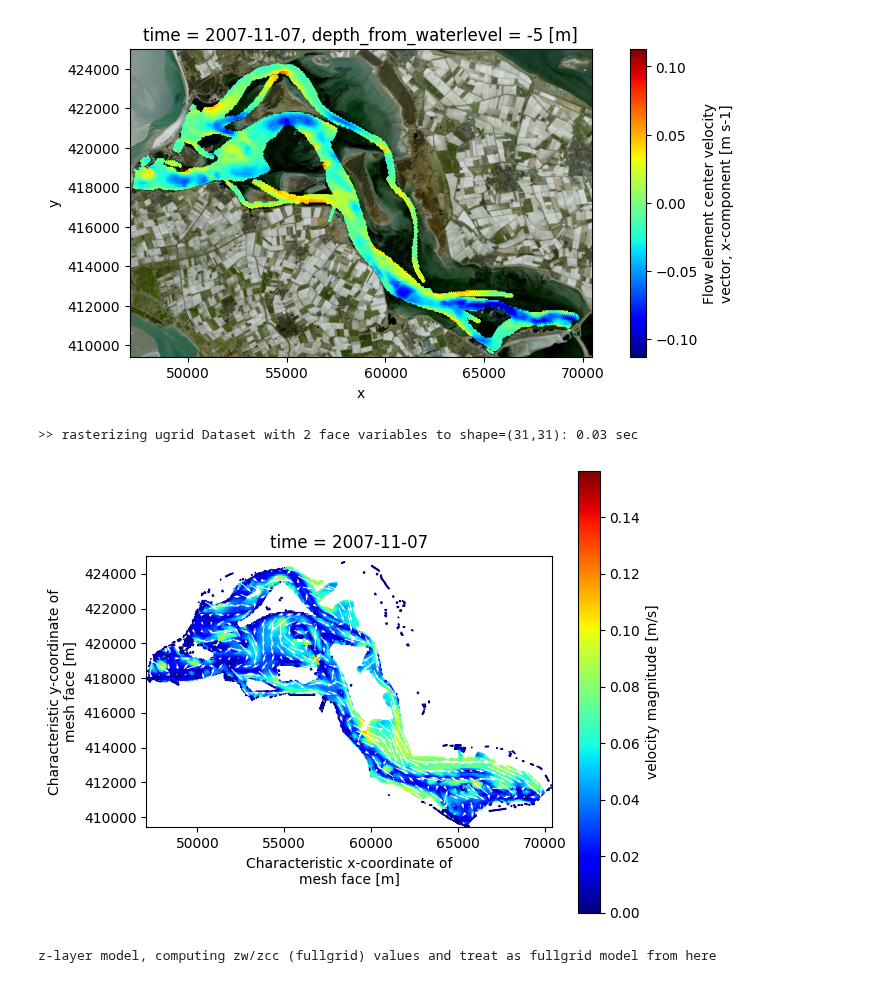
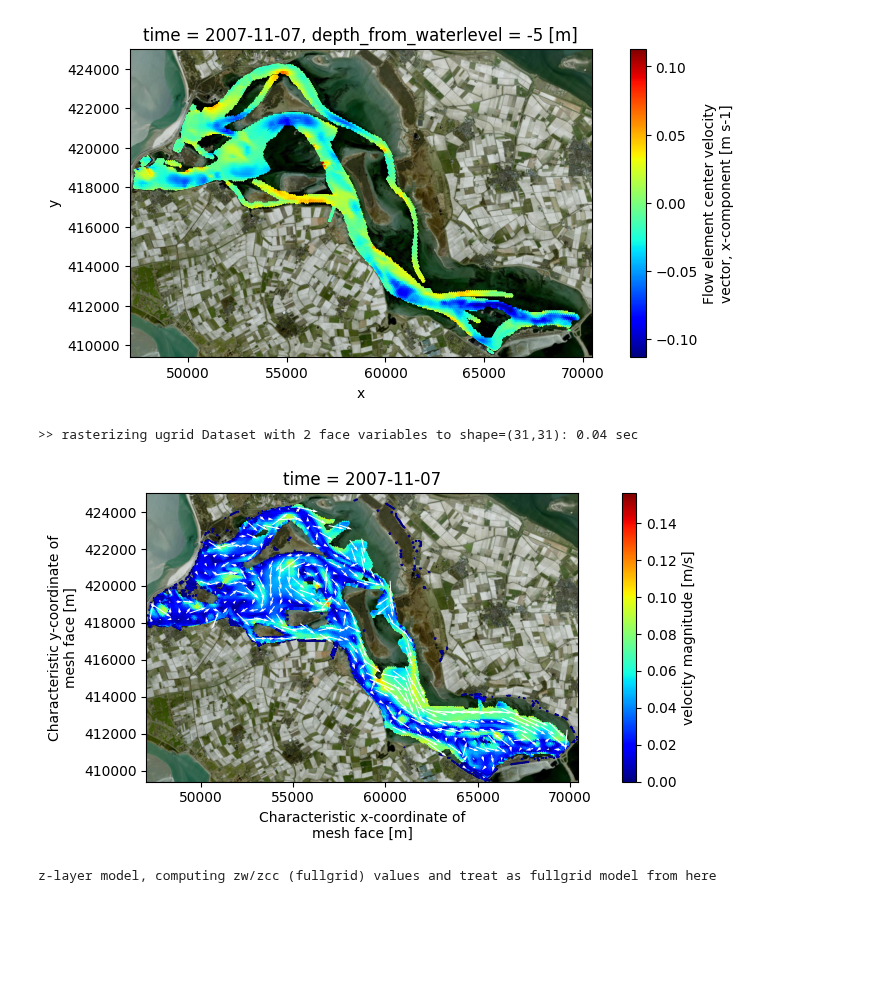
Before and after one commit to Deltares/dfm_tools, a Jupyter notebook: docs/notebooks/postprocessing_example.ipynb, the cells around one changed output. Cells and saved outputs as stored; diff of their text form; code cells hidden in the pictures; blank space fills up the shorter version.

```diff
--- a/docs/notebooks/postprocessing_example.ipynb
+++ b/docs/notebooks/postprocessing_example.ipynb
@@ -166,21 +166,26 @@ z-layer model, computing zw/zcc (fullgrid) values and treat as fullgrid model fr
 >> subsetting data on fixed depth in fullgrid z-data: 0.23 sec
 [figure]
 # %%
-# plot velocity magnitude and quiver
+# velocity magnitude and quiver
 uds_quiv = uds_map.isel(time=-1, mesh2d_nLayers=-2, nmesh2d_layer=-2, missing_dims='ignore')
 varn_ucx, varn_ucy = 'mesh2d_ucx', 'mesh2d_ucy'
 magn_attrs = {'long_name':'velocity magnitude', 'units':'m/s'}
 uds_quiv['magn'] = np.sqrt(uds_quiv[varn_ucx]**2+uds_quiv[varn_ucy]**2).assign_attrs(magn_attrs)
 raster_quiv = dfmt.rasterize_ugrid(uds_quiv[[varn_ucx,varn_ucy]], resolution=raster_res)
-fig,ax = plt.subplots()
+
+#plot
+fig,ax = plt.subplots(figsize=(10,4))
 pc = uds_quiv['magn'].ugrid.plot(cmap='jet')
 raster_quiv.plot.quiver(x='mesh2d_face_x',y='mesh2d_face_y',u=varn_ucx,v=varn_ucy,color='w',scale=1.5,add_guide=False)
-ax.set_aspect('equal')
 pc.set_clim(umag_clim)
 fig.tight_layout()
+if crs is None:
+    ax.set_aspect('equal')
+else:
+    ctx.add_basemap(ax=ax, source=ctx.providers.Esri.WorldImagery, crs=crs, attribution=False)
 # %% [output]
->> rasterizing ugrid Dataset with 2 face variables to shape=(31,31): 0.03 sec
+>> rasterizing ugrid Dataset with 2 face variables to shape=(31,31): 0.04 sec
-[figure, old version]
+[figure, new version]
 # %%
 #plot slice/sideview trough 3D salinity mapdata
 if line_array is not None:
```
Also changed, not shown: parts of 2 cells of this notebook, 8 other files.
